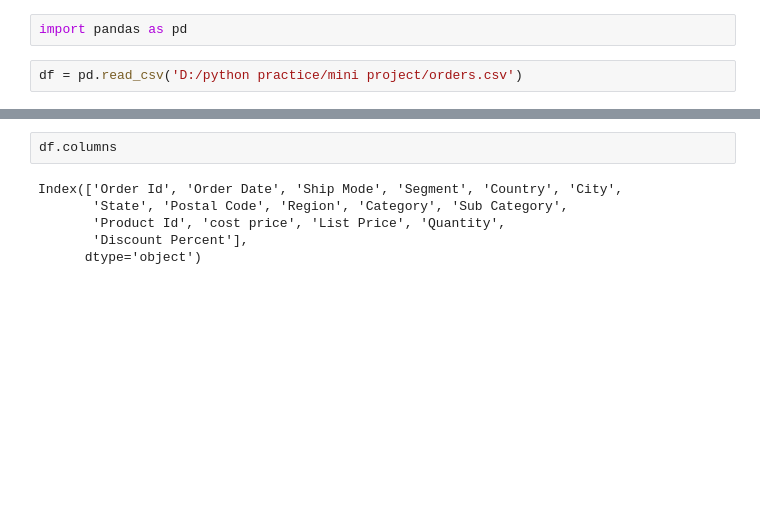
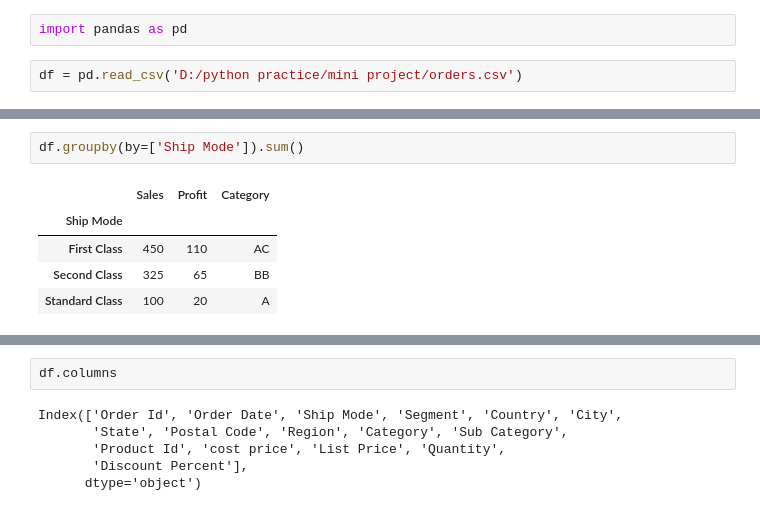
Before and after one commit to parivallalShanmugam/my_rough_work_file, a Jupyter notebook: training/test1.ipynb, the cells around one changed output, grey strips where cells are left out. Cells and saved outputs as stored; diff of their text form; blank space fills up the shorter version.

```diff
--- a/training/test1.ipynb
+++ b/training/test1.ipynb
@@ -11,3 +11,11 @@ df.head(5)
 | 2 | 3 | 2023-01-10 | Second Class | Corporate | United States | Los Angeles | California | 90036 | West | Office Supplies | ... |
 | 3 | 4 | 2022-06-18 | Standard Class | Consumer | United States | Fort Lauderdale | Florida | 33311 | South | Furniture | ... |
 | 4 | 5 | 2022-07-13 | Standard Class | Consumer | United States | Fort Lauderdale | Florida | 33311 | South | Office Supplies | ... |
+# %%
+df.groupby(by=['Ship Mode']).sum()
+# %% [output]
+|  | Sales | Profit | Category |
+| Ship Mode |  |  |  |
+| First Class | 450 | 110 | AC |
+| Second Class | 325 | 65 | BB |
+| Standard Class | 100 | 20 | A |
```
Also changed, not shown: parts of 1 cell of this notebook, 2 other files.
